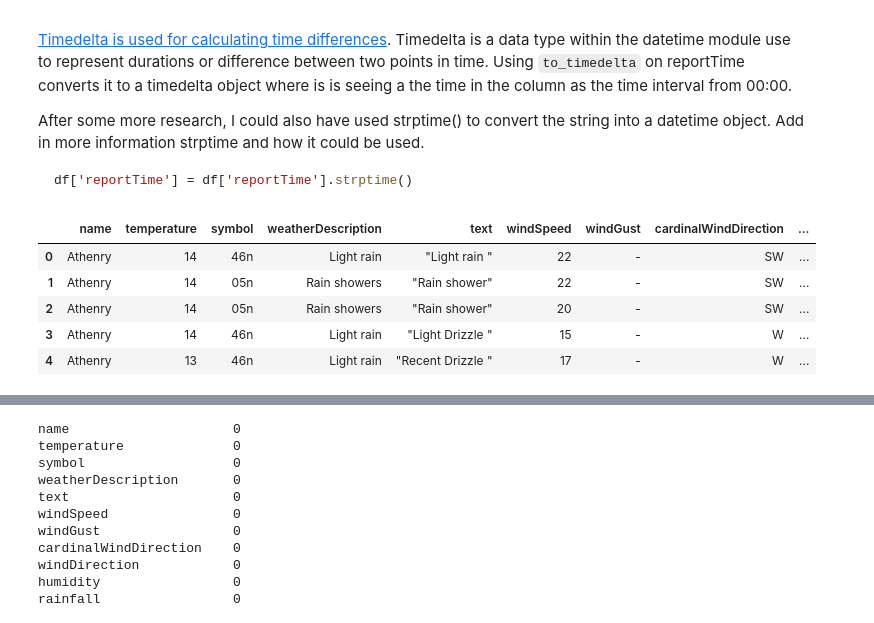
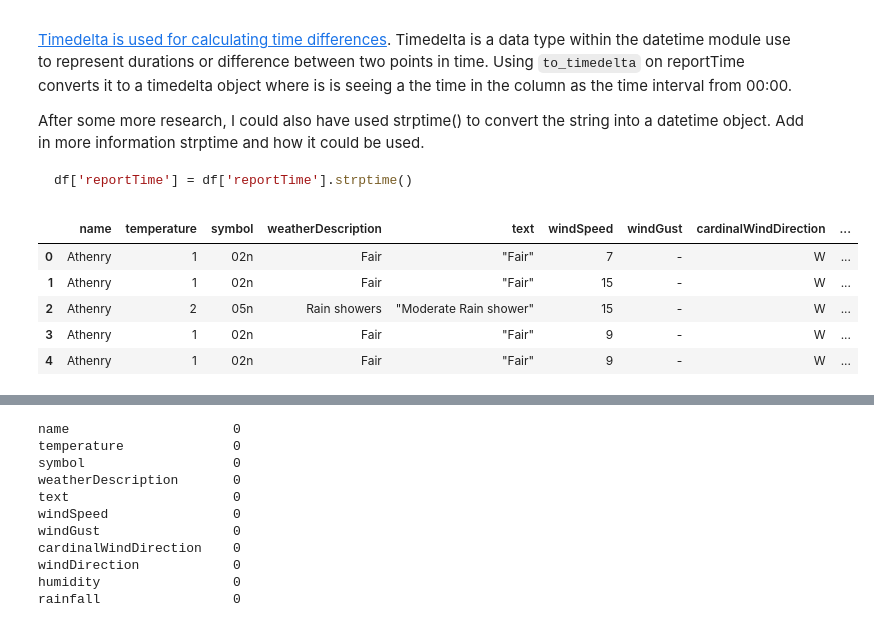
Before and after one commit to IreneKilgannon/Computer-Infrastructure, a Jupyter notebook: weather.ipynb, the cells around one changed output, grey strips where cells are left out. Saved outputs shown, nothing was run; the diff lists cells and outputs as text; code cells hidden in the pictures.

````diff
--- a/weather.ipynb
+++ b/weather.ipynb
@@ -319,6 +320,0 @@ import datetime as dt
-# %%
-# Load the json file, 20241028_145436.json that was downloaded with weather.sh
-df = pd.read_json('data/weather/20241028_145436.json')
-
-# View the first 5 rows of the dataset
-df.head()
@@ -358,0 +331,16 @@ Figure out how to do it with this single file.
+# %%
+# Load the json weather files
+
+
+# Find the json files in the data/weather directory
+json_files = glob.glob('data/weather/????????_10*.json')
+
+# Create an empty dataframe to store the combined data
+weather_df = pd.DataFrame()
+
+# Loop through each json file and append its contents to the combined dataframe
+for json_file in json_files:
+    df = pd.read_json(json_file)
+    weather_df = pd.concat([weather_df, df], ignore_index= True)
+
+weather_df.head()
@@ -384,12 +381,12 @@ df['reportTime'] = df['reportTime'].strptime()
 ```
 # %%
 # Creating a new column with the date and time
-df['datetime'] = df['date'] + pd.to_timedelta(df['reportTime'] + ':00')
-df.head()
+weather_df['datetime'] = weather_df['date'] + pd.to_timedelta(weather_df['reportTime'] + ':00')
+weather_df.head()
 # %% [output]
 |  | name | temperature | symbol | weatherDescription | text | windSpeed | windGust | cardinalWindDirection | ... |
-| 0 | Athenry | 14 | 46n | Light rain | "Light rain " | 22 | - | SW | ... |
-| 1 | Athenry | 14 | 05n | Rain showers | "Rain shower" | 22 | - | SW | ... |
-| 2 | Athenry | 14 | 05n | Rain showers | "Rain shower" | 20 | - | SW | ... |
-| 3 | Athenry | 14 | 46n | Light rain | "Light Drizzle " | 15 | - | W | ... |
-| 4 | Athenry | 13 | 46n | Light rain | "Recent Drizzle " | 17 | - | W | ... |
+| 0 | Athenry | 1 | 02n | Fair | "Fair" | 7 | - | W | ... |
+| 1 | Athenry | 1 | 02n | Fair | "Fair" | 15 | - | W | ... |
+| 2 | Athenry | 2 | 05n | Rain showers | "Moderate Rain shower" | 15 | - | W | ... |
+| 3 | Athenry | 1 | 02n | Fair | "Fair" | 9 | - | W | ... |
+| 4 | Athenry | 1 | 02n | Fair | "Fair" | 9 | - | W | ... |
````
Also changed, not shown: parts of 23 cells of this notebook, 7 other files.
